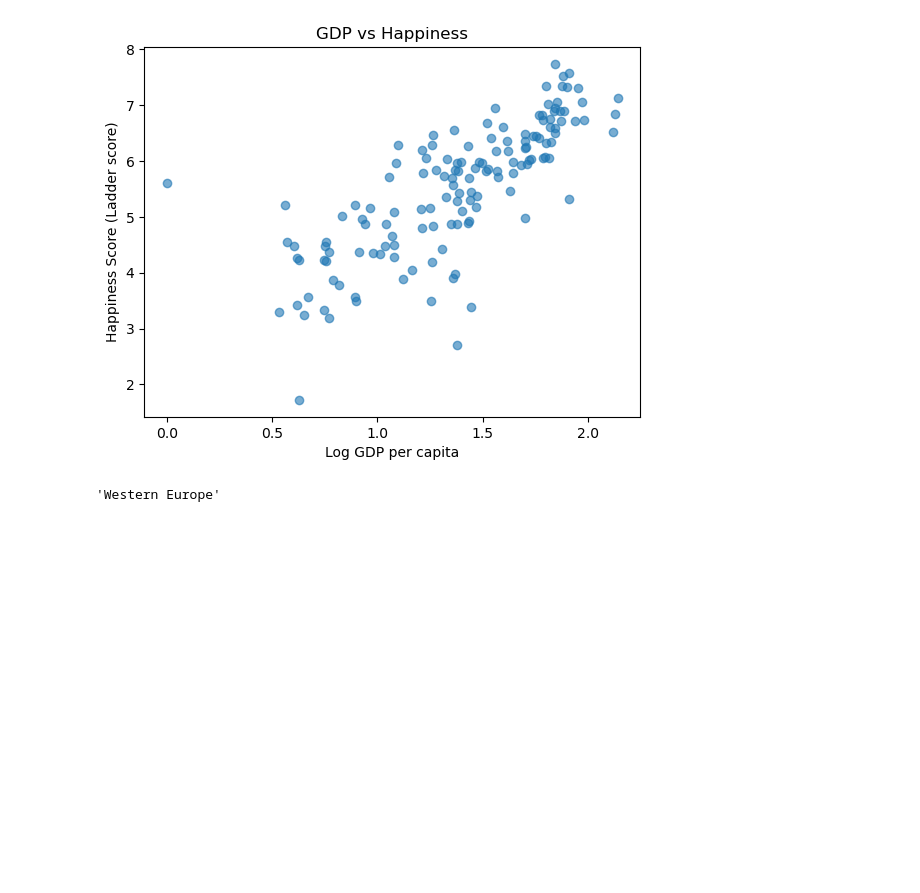
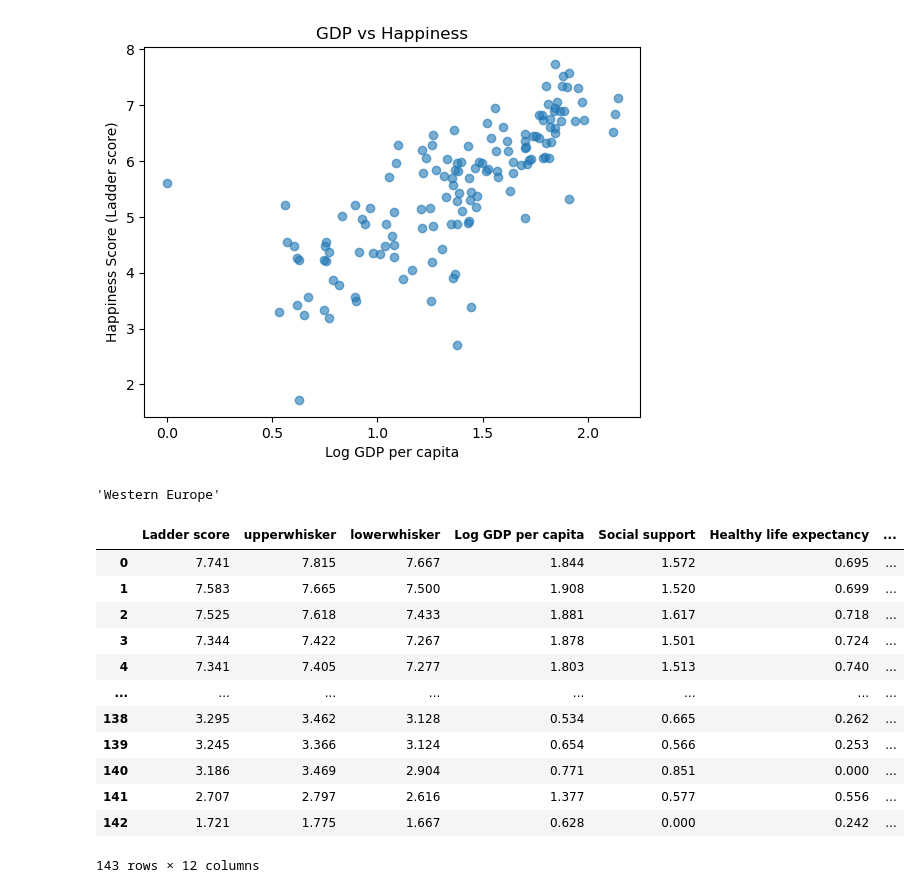
Before and after one commit to Irfee-code/Happiness-ranking-eda, a Jupyter notebook: EDA.ipynb, the cells around one changed output. Saved outputs shown, nothing was run; the diff lists cells and outputs as text; code cells hidden in the pictures; blank space fills up the shorter version.

```diff
--- a/EDA.ipynb
+++ b/EDA.ipynb
@@ -543,3 +543,20 @@ plt.show()
 df.groupby('Regional indicator')['Healthy life expectancy'].mean().idxmax()
 # %% [output]
 'Western Europe'
+# %%
+final=df[['Ladder score','upperwhisker','lowerwhisker','Log GDP per capita','Social support','Healthy life expectancy','Freedom to make life choices','Generosity','Perceptions of corruption','Dystopia + residual','is_happy','rank']]
+final
+# %% [output]
+|  | Ladder score | upperwhisker | lowerwhisker | Log GDP per capita | Social support | Healthy life expectancy | ... |
+| 0 | 7.741 | 7.815 | 7.667 | 1.844 | 1.572 | 0.695 | ... |
+| 1 | 7.583 | 7.665 | 7.500 | 1.908 | 1.520 | 0.699 | ... |
+| 2 | 7.525 | 7.618 | 7.433 | 1.881 | 1.617 | 0.718 | ... |
+| 3 | 7.344 | 7.422 | 7.267 | 1.878 | 1.501 | 0.724 | ... |
+| 4 | 7.341 | 7.405 | 7.277 | 1.803 | 1.513 | 0.740 | ... |
+| ... | ... | ... | ... | ... | ... | ... | ... |
+| 138 | 3.295 | 3.462 | 3.128 | 0.534 | 0.665 | 0.262 | ... |
+| 139 | 3.245 | 3.366 | 3.124 | 0.654 | 0.566 | 0.253 | ... |
+| 140 | 3.186 | 3.469 | 2.904 | 0.771 | 0.851 | 0.000 | ... |
+| 141 | 2.707 | 2.797 | 2.616 | 1.377 | 0.577 | 0.556 | ... |
+| 142 | 1.721 | 1.775 | 1.667 | 0.628 | 0.000 | 0.242 | ... |
+143 rows × 12 columns
```
Also changed, not shown: parts of 1 cell of this notebook.
